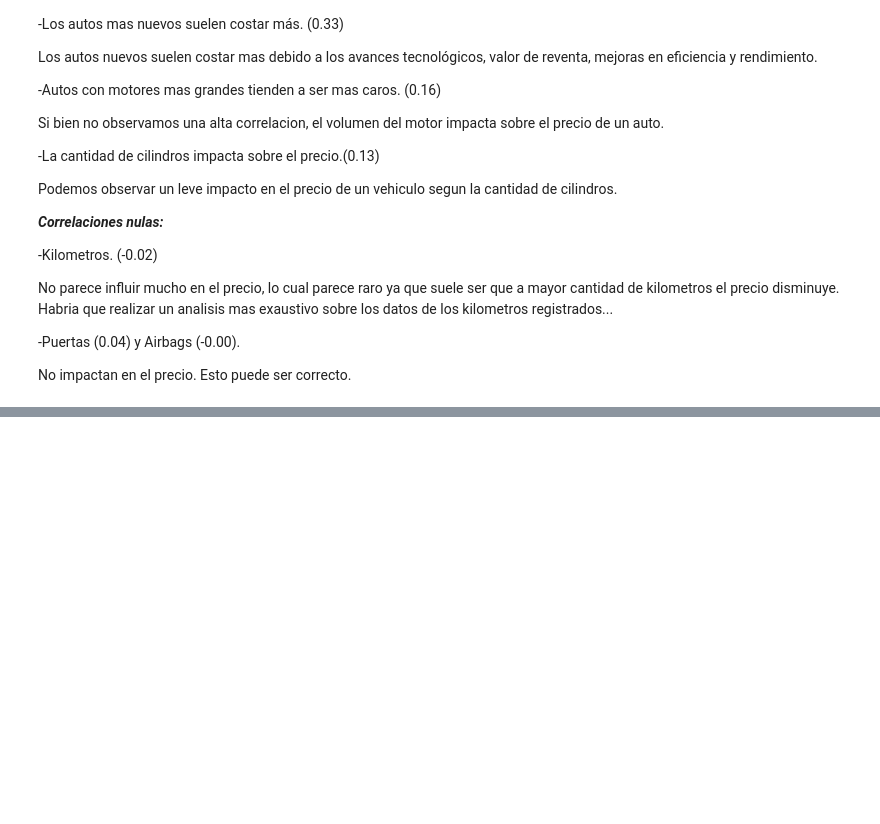
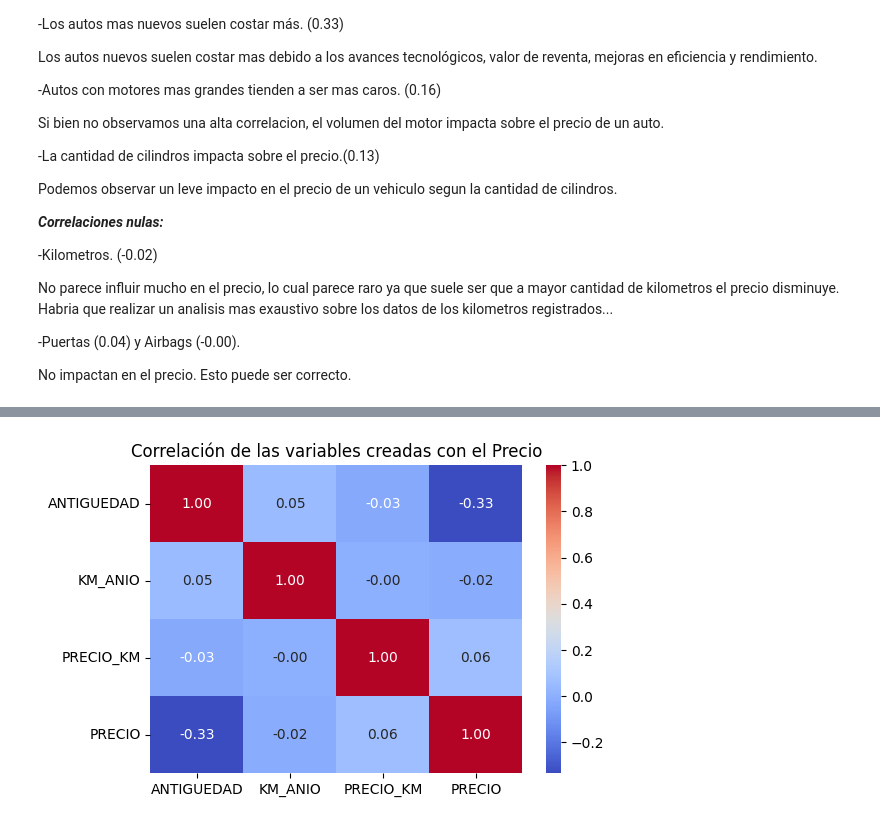
Before and after one commit to abriolajuan/DSIIAbriola, a Jupyter notebook: DSIIAbriola.ipynb, the cells around one changed output, grey strips where cells are left out. Saved outputs shown, nothing was run; the diff lists cells and outputs as text; code cells hidden in the pictures; blank space fills up the shorter version.

Commit message:
Versión para primer entrega.

```diff
--- a/DSIIAbriola.ipynb
+++ b/DSIIAbriola.ipynb
@@ -346,0 +410,17 @@ No impactan en el precio. Esto puede ser correcto.
+# %%
+#Feature Engneering
+#Creamos nuevas columnas para analizar si se mejora la correlación con el precio
+
+#ANTIGUEDAD DEL AUTO
+df_precio_autos["ANTIGUEDAD"] = 2025 - df_precio_autos["AÑO"]
+
+#RANGOS DE PRECIOS
+df_precio_autos["RANGO_PRECIO"] = pd.cut(df_precio_autos["PRECIO"], bins=[0, 5000, 15000, 30000, 50000, 100000, 200000], labels=['Muy Bajo', 'Bajo', 'Medio', 'Alto', 'Muy Alto', 'Súper Alto'])
+
+#RELACION KMS / AÑOS
+df_precio_autos["KM_ANIO"] = df_precio_autos["KILOMETROS"] / df_precio_autos["ANTIGUEDAD"]
+
+#RELACION PRECIO / KMS
+df_precio_autos["PRECIO_KM"] = df_precio_autos["PRECIO"] / df_precio_autos["KILOMETROS"]
+
+df_precio_autos.head()
@@ -346,0 +436,14 @@ No impactan en el precio. Esto puede ser correcto.
+# %%
+variables_interes = ["ANTIGUEDAD", "KM_ANIO", "PRECIO_KM", "PRECIO"]
+df_interes = df_precio_autos[variables_interes]
+
+# Correlación de las variables creadas con el precio
+correlacion = df_interes.corr()
+
+# Visualizamos la matriz de correlación
+plt.figure(figsize=(6, 4))
+sns.heatmap(correlacion, annot=True, cmap="coolwarm", fmt=".2f")
+plt.title("Correlación de las variables creadas con el Precio")
+plt.show()
+# %% [output]
+[figure, added]
```
Also changed, not shown: parts of 9 cells of this notebook.
